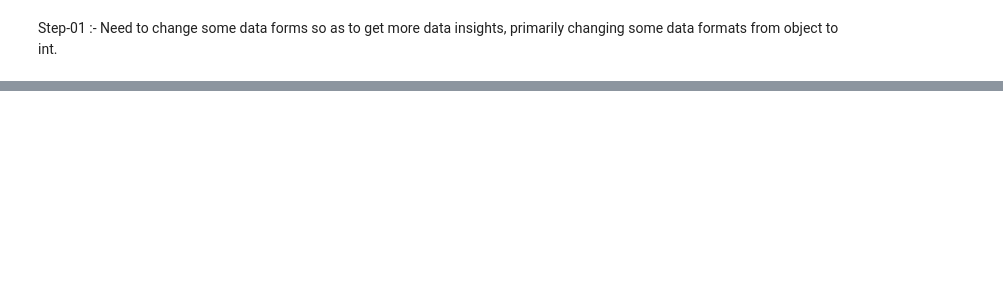
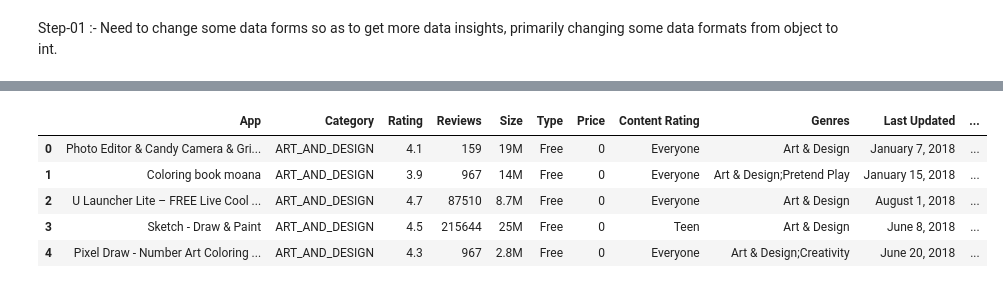
Before and after one commit to Kaustubh-Amare/-EDA_CAPSTONE_Playstore_-_Userdata, a Jupyter notebook: playstore_data_analysis_kau.ipynb, the cells around one changed output, grey strips where cells are left out. Cells and saved outputs as stored; diff of their text form; code cells hidden in the pictures; blank space fills up the shorter version.

```diff
--- a/playstore_data_analysis_kau.ipynb
+++ b/playstore_data_analysis_kau.ipynb
@@ -51,0 +109,2 @@ primarily changing some data formats from object to int.
+# %%
+wk_ps_df['Reviews']= wk_ps_df['Reviews'].astype('int')  # reviews datatype is successfully converted to int
@@ -51,0 +134,4 @@ primarily changing some data formats from object to int.
+# %%
+# to convert installs column from object to int
+wk_ps_df['Installs_']=wk_ps_df['Installs'].str.replace(',','')
+wk_ps_df['Installs__']=wk_ps_df['Installs_'].str.replace('+','')
@@ -51,0 +147,2 @@ primarily changing some data formats from object to int.
+# %%
+wk_ps_df['Installs__']= wk_ps_df['Installs__'].astype('int')
@@ -51,0 +158,11 @@ primarily changing some data formats from object to int.
+# %%
+wk_ps_df.drop(['Installs', 'Installs_'], axis = 1, inplace = True)
+# %%
+wk_ps_df.head()
+# %% [output]
+|  | App | Category | Rating | Reviews | Size | Type | Price | Content Rating | Genres | Last Updated | ... |
+| 0 | Photo Editor & Candy Camera & Gri... | ART_AND_DESIGN | 4.1 | 159 | 19M | Free | 0 | Everyone | Art & Design | January 7, 2018 | ... |
+| 1 | Coloring book moana | ART_AND_DESIGN | 3.9 | 967 | 14M | Free | 0 | Everyone | Art & Design;Pretend Play | January 15, 2018 | ... |
+| 2 | U Launcher Lite – FREE Live Cool ... | ART_AND_DESIGN | 4.7 | 87510 | 8.7M | Free | 0 | Everyone | Art & Design | August 1, 2018 | ... |
+| 3 | Sketch - Draw & Paint | ART_AND_DESIGN | 4.5 | 215644 | 25M | Free | 0 | Teen | Art & Design | June 8, 2018 | ... |
+| 4 | Pixel Draw - Number Art Coloring ... | ART_AND_DESIGN | 4.3 | 967 | 2.8M | Free | 0 | Everyone | Art & Design;Creativity | June 20, 2018 | ... |
```
Also changed, not shown: parts of 27 cells of this notebook.
